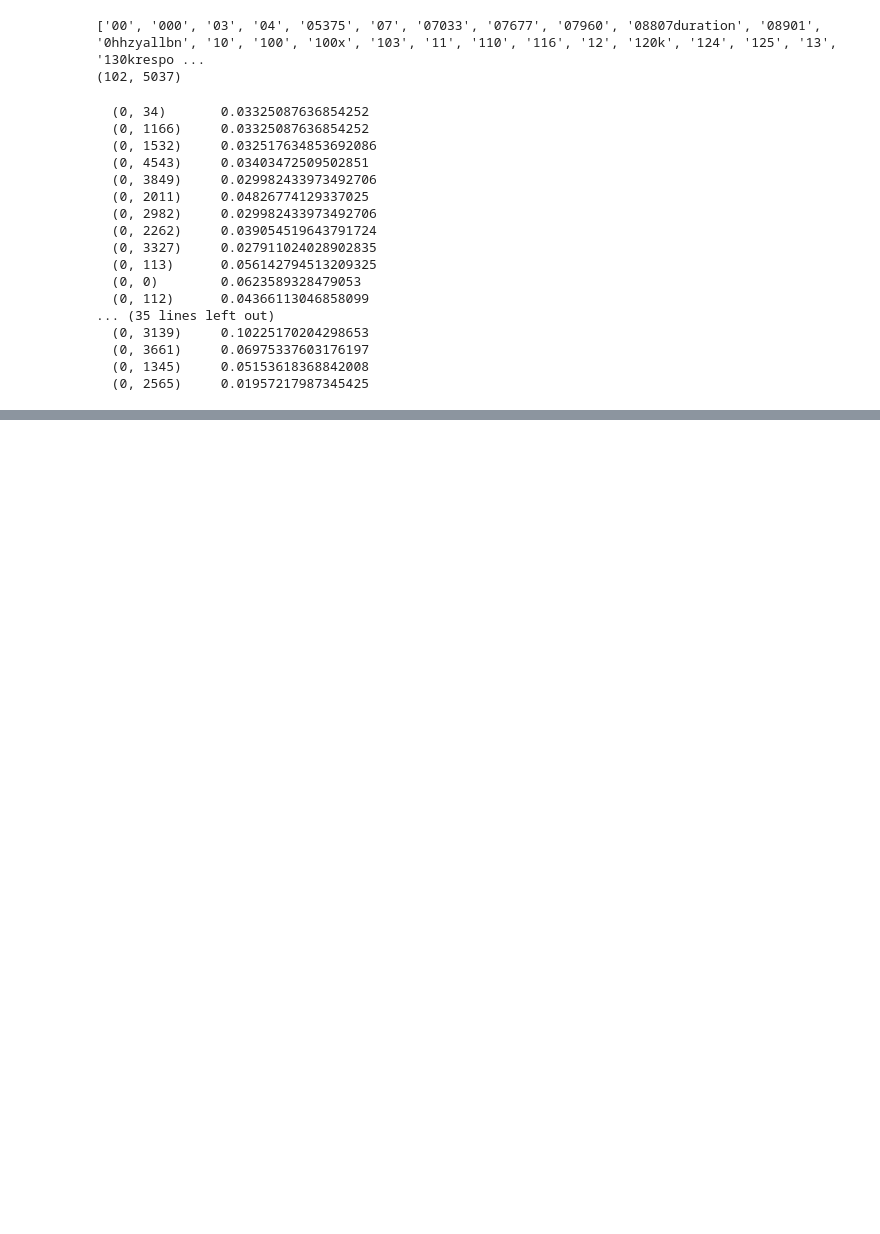
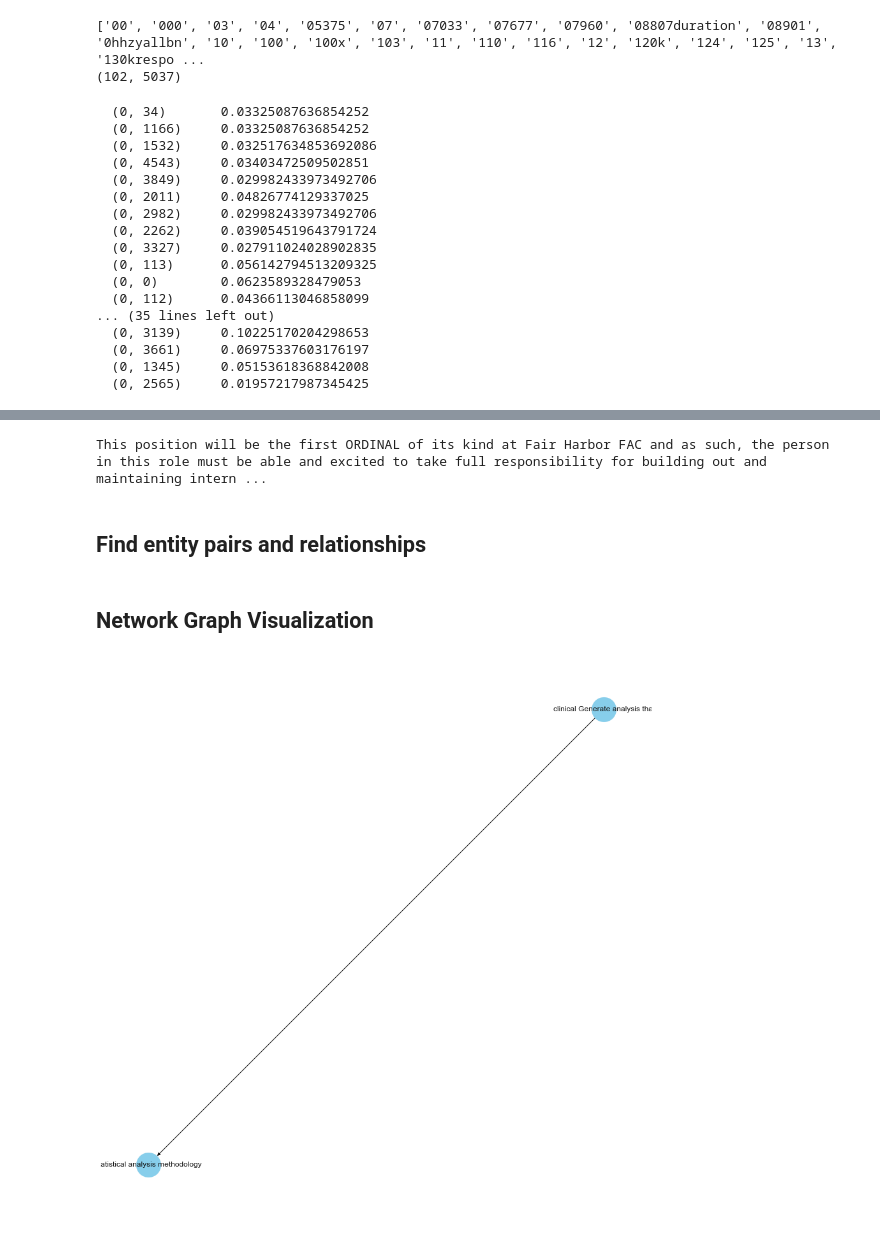
Before and after one commit to adrianavandeguchte/PredictYourSalary, a Jupyter notebook: notebooks/indeed-jobs-nj.ipynb, the cells around one changed output, grey strips where cells are left out. Saved outputs shown, nothing was run; the diff lists cells and outputs as text; code cells hidden in the pictures; blank space fills up the shorter version.

```diff
--- a/notebooks/indeed-jobs-nj.ipynb
+++ b/notebooks/indeed-jobs-nj.ipynb
@@ -443,0 +655,13 @@ Titles:
+# %%
+import spacy
+import en_core_web_sm
+from spacy import displacy
+
+# load en_core_web_sm of English for vocabluary, syntax & entities
+nlp = en_core_web_sm.load()
+
+sentence= "This position will be the first of its kind at Fair Harbor and as such, the person in this role must be able and excited to take full responsibility for building out and maintaining internal tracking and reporting procedures"
+
+processed_sentence = nlp(sentence)
+
+displacy.render(processed_sentence, style="dep", jupyter= True)
@@ -443,0 +670,6 @@ Titles:
+# %%
+displacy.render(processed_sentence, style = "ent",jupyter = True)
+# %% [output]
+This position will be the first ORDINAL of its kind at Fair Harbor FAC and as such, the person in this role must be able and excited to take full responsibility for building out and maintaining intern ...
+# %% [markdown]
+## Find entity pairs and relationships
@@ -443,0 +758,35 @@ Titles:
+# %% [markdown]
+## Network Graph Visualization
+# %%
+entity_pairs = []
+
+#create list with all sentences
+tokens = corpus["Summary"].apply(lambda x: sent_tokenize(x))
+all_sent = []
+for token in tokens:
+    all_sent.extend(token)
+
+for i in all_sent:
+  entity_pairs.append(get_entities(i))
+
+relations = [get_relation(i) for i in all_sent]
+
+top_relations=pd.Series(relations).value_counts()
+
+# extract subject
+source = [i[0] for i in entity_pairs]
+
+# extract object
+target = [i[1] for i in entity_pairs]
+
+kg_df = pd.DataFrame({'source':source, 'target':target, 'edge':relations})
+
+G=nx.from_pandas_edgelist(kg_df[kg_df['edge']=="Provide"], "source", "target",
+                          edge_attr=True, create_using=nx.MultiDiGraph())
+
+plt.figure(figsize=(12,12))
+pos = nx.spring_layout(G, k = 0.5) # k regulates the distance between nodes
+nx.draw(G, with_labels=True, node_color='skyblue', node_size=1500, edge_cmap=plt.cm.Blues, pos = pos)
+plt.show()
+# %% [output]
+[figure, added]
```
Also changed, not shown: parts of 29 cells of this notebook, 38 other files.
